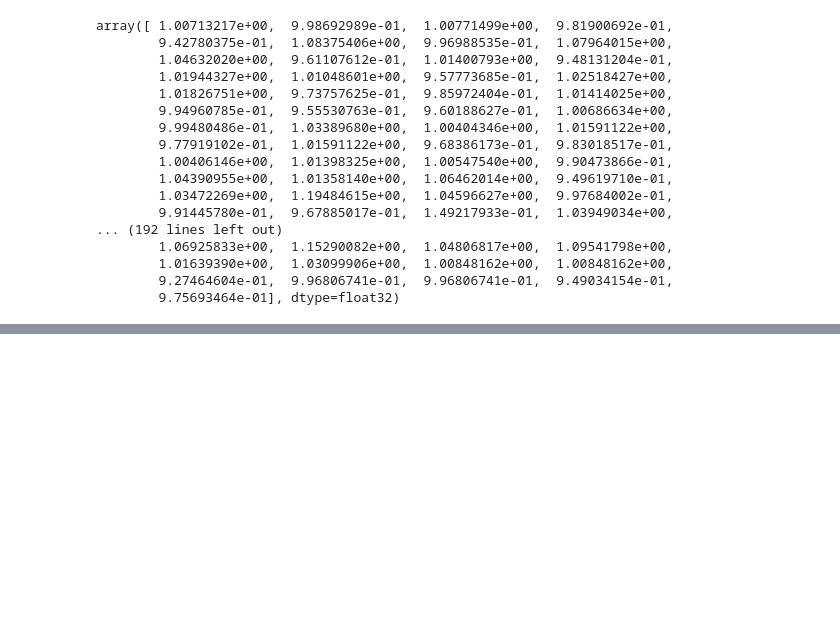
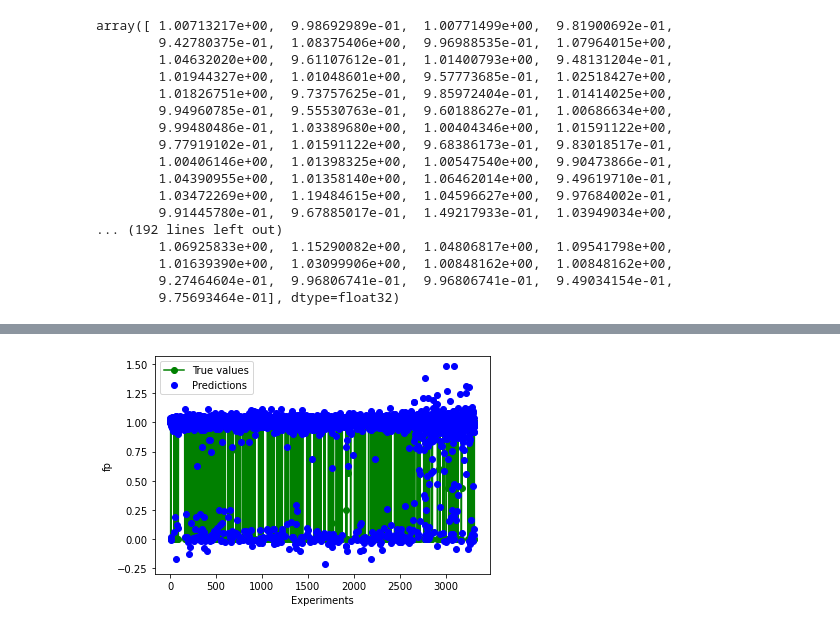
Before and after one commit to AyorindeTayo/freelancework-, a Jupyter notebook: Untitled46.ipynb, the cells around one changed output, grey strips where cells are left out. Drawn from its saved outputs; the diff is of its cells as text; code cells hidden in the pictures; blank space fills up the shorter version.

```diff
--- a/Untitled46.ipynb
+++ b/Untitled46.ipynb
@@ -681,0 +730,12 @@ array([ 1.00713217e+00,  9.98692989e-01,  1.00771499e+00,  9.81900692e-01,
+# %%
+k=pd.Series(train_labels).reset_index(drop=True)
+m=pd.Series(train_predictions).reset_index(drop=True)
+
+plt.plot(k.index, k, color='green',marker='o', label='True values')
+plt.plot(m.index,m, 'bo', label='Predictions')
+plt.legend()
+plt.xlabel('Experiments')
+plt.ylabel('fp')
+plt.show()
+# %% [output]
+[figure, added]
```
Also changed, not shown: parts of 3 cells of this notebook.
